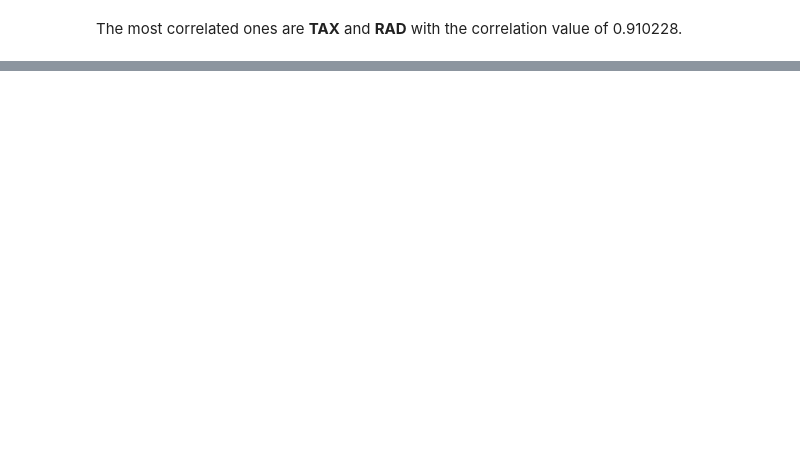
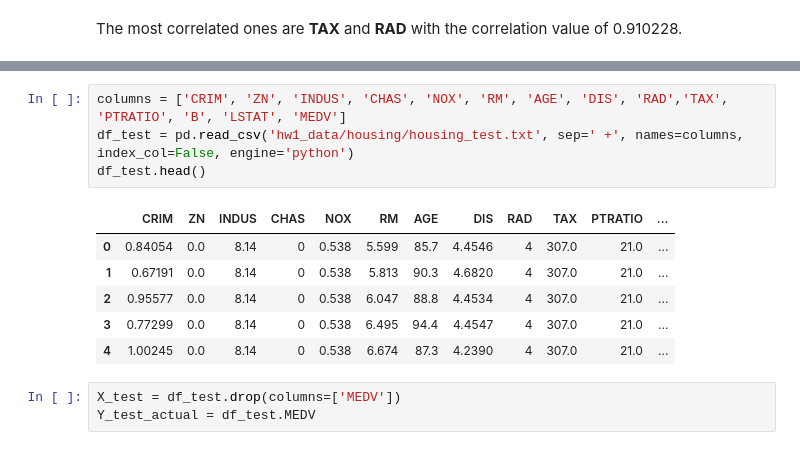
Before and after one commit to amindadgar/Machine-Learning, a Jupyter notebook: HW1/main.ipynb, the cells around one changed output, grey strips where cells are left out. Drawn from its saved outputs; the diff is of its cells as text; blank space fills up the shorter version.

```diff
--- a/HW1/main.ipynb
+++ b/HW1/main.ipynb
@@ -937,0 +1047,14 @@ The most correlated ones are **TAX** and **RAD** with the correlation value of 0
+# %%
+columns = ['CRIM', 'ZN', 'INDUS', 'CHAS', 'NOX', 'RM', 'AGE', 'DIS', 'RAD','TAX', 'PTRATIO', 'B', 'LSTAT', 'MEDV']
+df_test = pd.read_csv('hw1_data/housing/housing_test.txt', sep=' +', names=columns, index_col=False, engine='python')
+df_test.head()
+# %% [output]
+|  | CRIM | ZN | INDUS | CHAS | NOX | RM | AGE | DIS | RAD | TAX | PTRATIO | ... |
+| 0 | 0.84054 | 0.0 | 8.14 | 0 | 0.538 | 5.599 | 85.7 | 4.4546 | 4 | 307.0 | 21.0 | ... |
+| 1 | 0.67191 | 0.0 | 8.14 | 0 | 0.538 | 5.813 | 90.3 | 4.6820 | 4 | 307.0 | 21.0 | ... |
+| 2 | 0.95577 | 0.0 | 8.14 | 0 | 0.538 | 6.047 | 88.8 | 4.4534 | 4 | 307.0 | 21.0 | ... |
+| 3 | 0.77299 | 0.0 | 8.14 | 0 | 0.538 | 6.495 | 94.4 | 4.4547 | 4 | 307.0 | 21.0 | ... |
+| 4 | 1.00245 | 0.0 | 8.14 | 0 | 0.538 | 6.674 | 87.3 | 4.2390 | 4 | 307.0 | 21.0 | ... |
+# %%
+X_test = df_test.drop(columns=['MEDV'])
+Y_test_actual = df_test.MEDV
```
Also changed, not shown: parts of 42 cells of this notebook, 3 other files.
